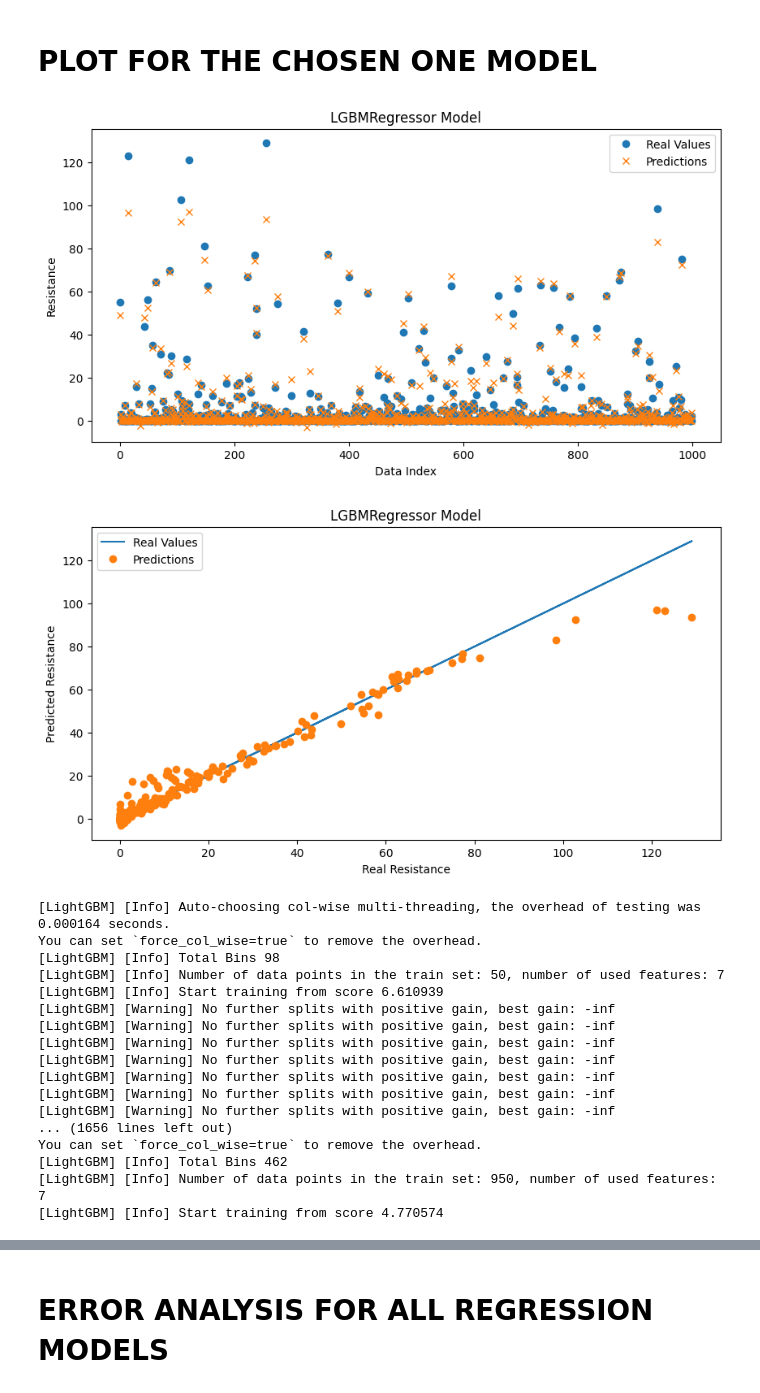
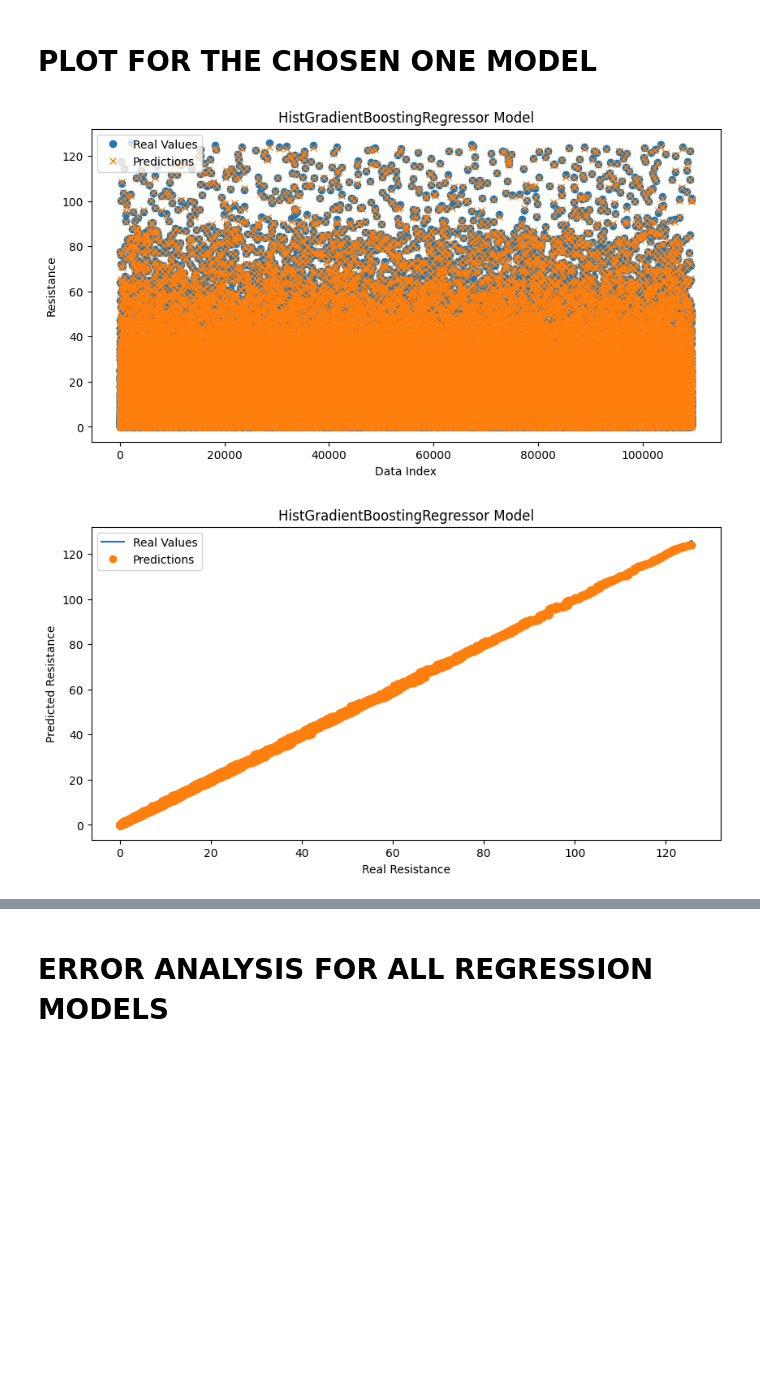
Before and after one commit to boraaktas/Microfluidics-Resistance-ML, a Jupyter notebook: jupyter/LazyPredict.ipynb, the cells around one changed output, grey strips where cells are left out. Saved outputs shown, nothing was run; the diff lists cells and outputs as text; code cells hidden in the pictures; blank space fills up the shorter version.

Commit message:
Machine Learning Figure Production in Jupyter

```diff
--- a/jupyter/LazyPredict.ipynb
+++ b/jupyter/LazyPredict.ipynb
@@ -10,7 +10,7 @@ import matplotlib.pyplot as plt
 # Load DataSet
 # %%
 # Data Set Paths
-SIMULATION_RESULTS_PATH = '../data/datasets/simulations/'
+SIMULATION_RESULTS_PATH = '../drive_data/datasets/simulations/'
 
 # First Dataset
 FIRST_DATASET = pd.read_csv(f'{SIMULATION_RESULTS_PATH}Simulation_Lib_1.csv')
@@ -32,17 +32,23 @@ FOURTH_DATASET = pd.read_csv(f'{SIMULATION_RESULTS_PATH}Simulation_Lib_4.csv')
 FOURTH_DATASET = FOURTH_DATASET.dropna().reset_index(drop=True)
 FOURTH_DATASET = FOURTH_DATASET.drop(columns=['Theoretical_Resistance'])
 
+# New Dataset
+NEW_DATASET = pd.read_csv(f'{SIMULATION_RESULTS_PATH}new_sim_library.csv')
+NEW_DATASET = NEW_DATASET.dropna().reset_index(drop=True)
+NEW_DATASET = NEW_DATASET.drop(columns=['Theoretical_Resistance'])
+NEW_DATASET = NEW_DATASET.drop(columns=['Outlet_Position'])
+
 # Concatenate
 #SIMULATION_RESULTS = pd.concat([FOURTH_DATASET], axis=0).reset_index(drop=True)
-SIMULATION_RESULTS = pd.concat([FIRST_DATASET ,SECOND_DATASET, THIRD_DATASET, FOURTH_DATASET], axis=0).reset_index(drop=True)
+SIMULATION_RESULTS = pd.concat([NEW_DATASET], axis=0).reset_index(drop=True)
 
 WHOLE_DATA = SIMULATION_RESULTS.copy()
 for row in range(len(WHOLE_DATA)):
     if WHOLE_DATA.loc[row, 'Corner'] == 0:
         WHOLE_DATA.loc[row, 'Fillet_Radius'] = 0
 
-# take 1000 samples
-WHOLE_DATA = WHOLE_DATA.sample(n=1000, random_state=42).reset_index(drop=True)
+# take 1/3 samples
+WHOLE_DATA = WHOLE_DATA.sample(n=int(len(WHOLE_DATA)/3), random_state=42).reset_index(drop=True)
 # %%
 # Plot in Linear Scale
 plt.figure(figsize=(10, 6))
@@ -82,6 +88,28 @@ OFFSET = int(len(X) * 0.9)
 X_TRAIN, Y_TRAIN = X[:OFFSET], Y[:OFFSET]
 X_TEST, Y_TEST = X[OFFSET:], Y[OFFSET:]
 
-REG = LazyRegressor(verbose=0, ignore_warnings=False, custom_metric=None, predictions=True)
+# Extract some regression models
+extract_regressor_names = ['GaussianProcessRegressor',  # prediction time is too long
+                                   'ExtraTreesRegressor',
+                                   'ExtraTreeRegressor',
+                                   'RandomForestRegressor',
+                                   'KernelRidge',  # the training time is too long
+                                   'DecisionTreeRegressor',  # it is too dominant
+                                   ]
+
+regressors = []
+for regressor in REGRESSORS:
+            if regressor[0] not in extract_regressor_names:
+                regressors.append(regressor)
+                print(f'{regressor[0]} is added to the regressors list')
+
+print(f'Number of regressors: {len(regressors)}')
+
+REG = LazyRegressor(verbose=0,
+                             ignore_warnings=False,
+                             custom_metric=None,
+                             predictions=True,
+                             regressors=regressors)
+
 SCORES, PREDICTIONS = REG.fit(X_TRAIN, X_TEST, Y_TRAIN, Y_TEST)
 # %% [output]
@@ -211,29 +256,12 @@ def plot_train_test_convergence(model,model_name, X, Y):
 # %% [markdown]
 # PLOT FOR THE CHOSEN ONE MODEL
 # %%
-MODEL_NAME = 'LGBMRegressor'
+MODEL_NAME = 'HistGradientBoostingRegressor'
 MODEL = ALL_MODELS[MODEL_NAME]
 
 PREDS, MSE, RMSE, MAE, MAPE = predict_with_model(MODEL, X, Y)
 plots_with_predictions(MODEL_NAME, PREDS, Y)
 plot_train_test_convergence(MODEL,MODEL_NAME, X, Y)
 # %% [output]
-[figure, old version]
+[figure, new version]
-[figure, old version]
+[figure, new version]
-[LightGBM] [Info] Auto-choosing col-wise multi-threading, the overhead of testing was 0.000164 seconds.
-You can set `force_col_wise=true` to remove the overhead.
-[LightGBM] [Info] Total Bins 98
-[LightGBM] [Info] Number of data points in the train set: 50, number of used features: 7
-[LightGBM] [Info] Start training from score 6.610939
-[LightGBM] [Warning] No further splits with positive gain, best gain: -inf
-[LightGBM] [Warning] No further splits with positive gain, best gain: -inf
-[LightGBM] [Warning] No further splits with positive gain, best gain: -inf
-[LightGBM] [Warning] No further splits with positive gain, best gain: -inf
-[LightGBM] [Warning] No further splits with positive gain, best gain: -inf
-[LightGBM] [Warning] No further splits with positive gain, best gain: -inf
-[LightGBM] [Warning] No further splits with positive gain, best gain: -inf
-... (1656 lines left out)
-You can set `force_col_wise=true` to remove the overhead.
-[LightGBM] [Info] Total Bins 462
-[LightGBM] [Info] Number of data points in the train set: 950, number of used features: 7
-[LightGBM] [Info] Start training from score 4.770574
```
Also changed, not shown: parts of 23 cells of this notebook.
